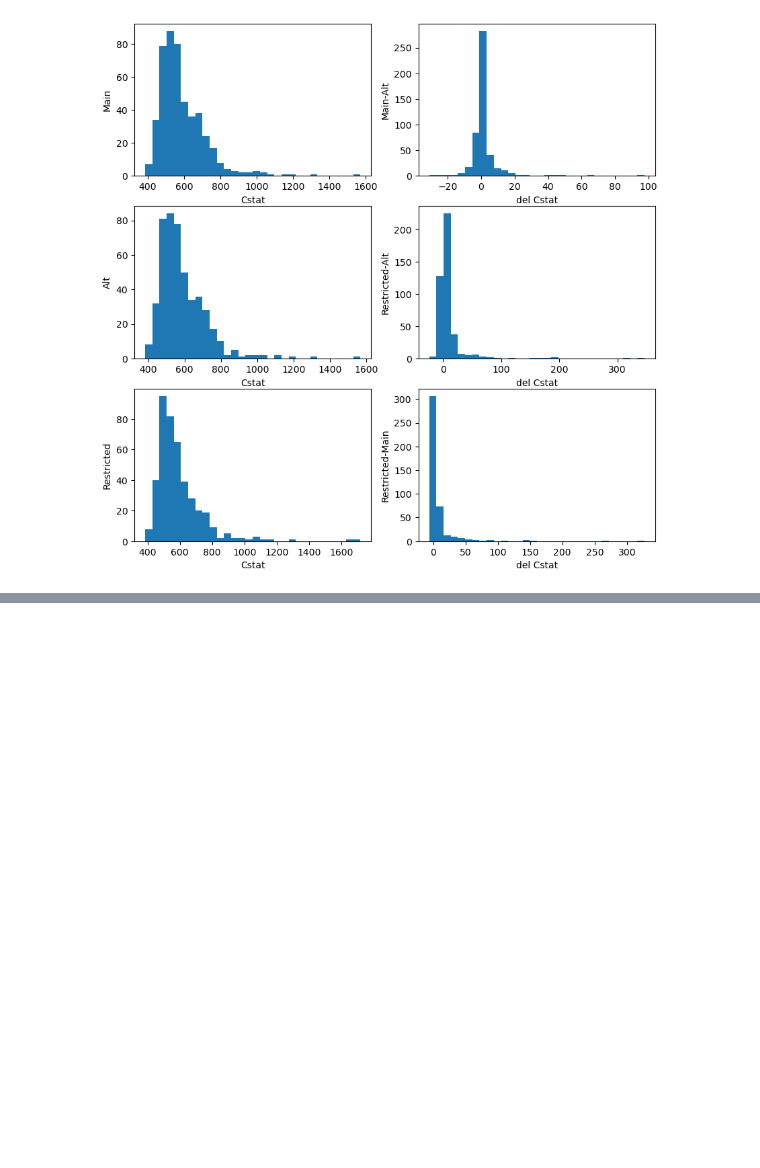
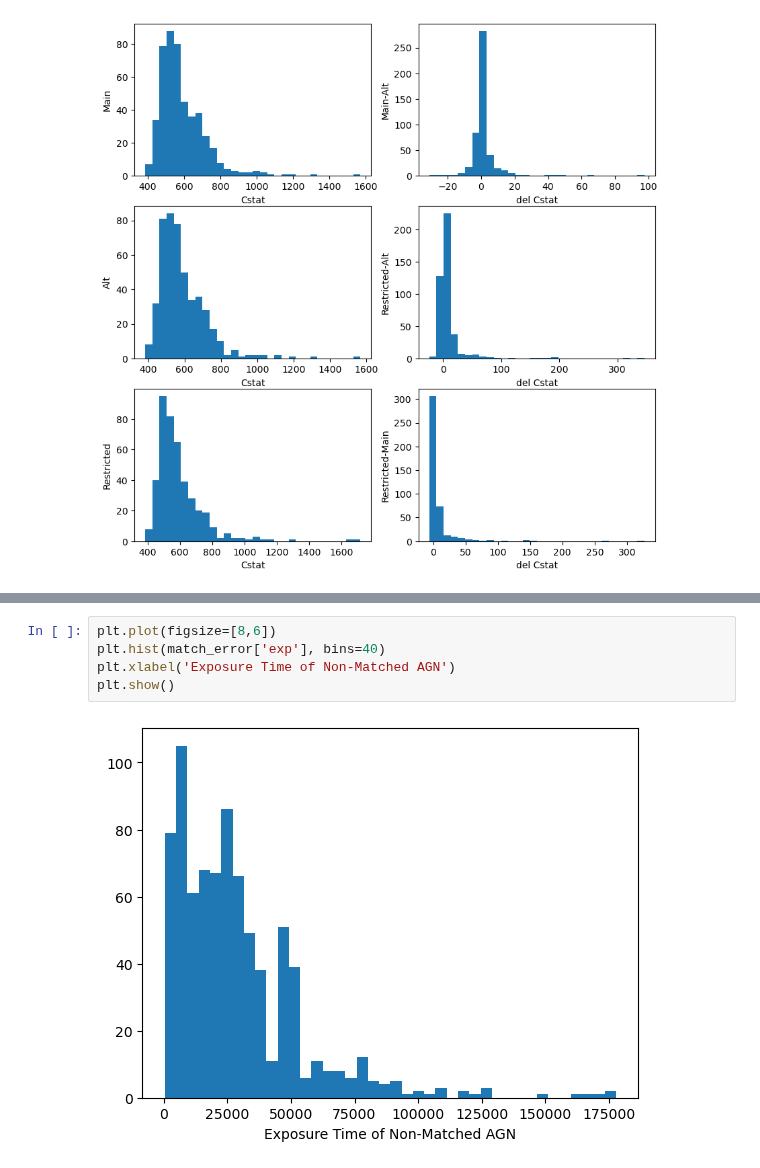
Before and after one commit to kciurleo/AGN, a Jupyter notebook: sherpa_fitting_code/solving_my_own_mysteries.ipynb, the cells around one changed output, grey strips where cells are left out. Saved outputs shown, nothing was run; the diff lists cells and outputs as text; blank space fills up the shorter version.

```diff
--- a/sherpa_fitting_code/solving_my_own_mysteries.ipynb
+++ b/sherpa_fitting_code/solving_my_own_mysteries.ipynb
@@ -96,0 +160,7 @@ Index(['# ObsID', 'Cstat', 'nH', 'nH error plus', 'nH error minus', 'gamma',
+# %%
+plt.plot(figsize=[8,6])
+plt.hist(match_error['exp'], bins=40)
+plt.xlabel('Exposure Time of Non-Matched AGN')
+plt.show()
+# %% [output]
+[figure, added]
```
Also changed, not shown: parts of 6 cells of this notebook.
